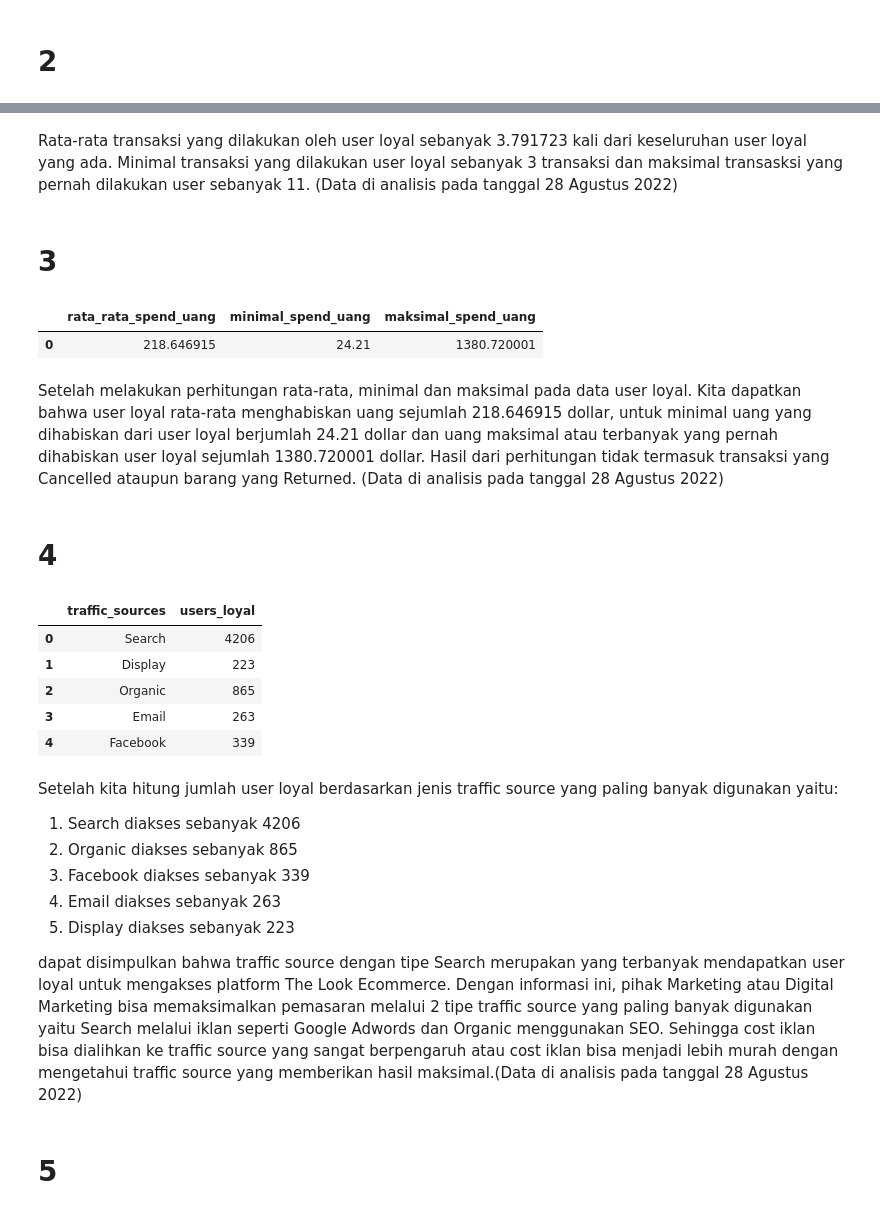
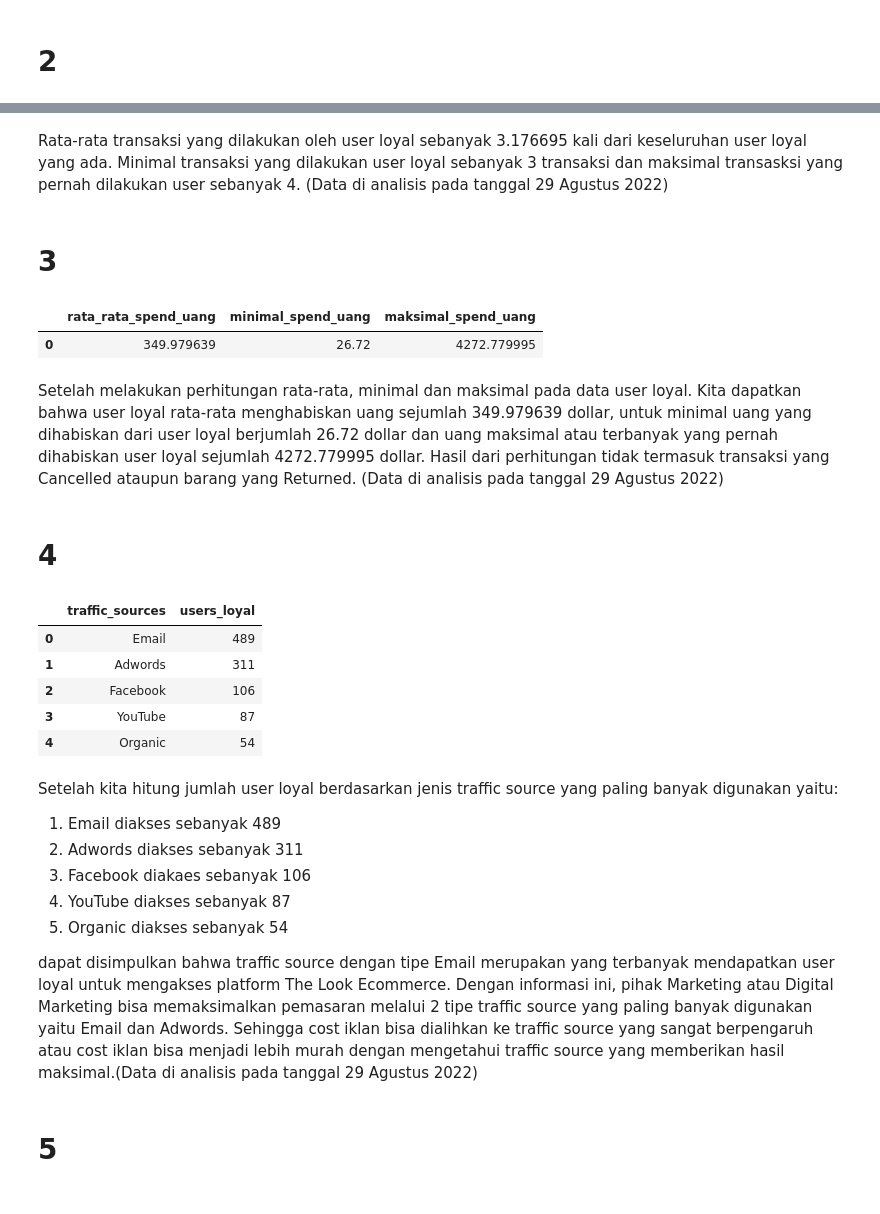
Before and after one commit to hedyfernando/Data_Science_Learn, a Jupyter notebook: h8dsft_P0W3_hedy_fernando.ipynb, the cells around one changed output, grey strips where cells are left out. Drawn from its saved outputs; the diff is of its cells as text; code cells hidden in the pictures.

```diff
--- a/h8dsft_P0W3_hedy_fernando.ipynb
+++ b/h8dsft_P0W3_hedy_fernando.ipynb
@@ -79,5 +79,5 @@ ct_loyal
 # %% [markdown]
-Rata-rata transaksi yang dilakukan oleh user loyal sebanyak 3.791723 kali dari keseluruhan user loyal yang ada. Minimal transaksi yang dilakukan user loyal sebanyak 3 transaksi dan maksimal transasksi yang pernah dilakukan user sebanyak 11. (Data di analisis pada tanggal 28 Agustus 2022)
+Rata-rata transaksi yang dilakukan oleh user loyal sebanyak 3.176695 kali dari keseluruhan user loyal yang ada. Minimal transaksi yang dilakukan user loyal sebanyak 3 transaksi dan maksimal transasksi yang pernah dilakukan user sebanyak 4. (Data di analisis pada tanggal 29 Agustus 2022)
 # %% [markdown]
 # 3
 # %%
@@ -85,51 +85,56 @@ ct_money_loyal = client.query('''
 SELECT AVG(price) AS rata_rata_spend_uang,
 min(price) AS minimal_spend_uang,
 max(price) AS maksimal_spend_uang FROM
-  (SELECT user_id as users, count(order_id) as total, sum(sale_price) as price,
-    case when count(order_id)>=3 then 'loyal' else 'not loyal' end AS Kategori
-    FROM `bigquery-public-data.thelook_ecommerce.order_items`
-    WHERE created_at>="2022-01-01" and created_at<="2022-06-30"
-    and status!='Cancelled' and status!='Returned'
-    GROUP BY user_id
+  (SELECT o.user_id as users, count(o.order_id) as total, sum(oi.sale_price) as price,
+    case when count(o.order_id)>=3 then 'loyal' else 'not loyal' end AS Kategori
+    FROM `bigquery-public-data.thelook_ecommerce.orders` as o
+    LEFT JOIN `bigquery-public-data.thelook_ecommerce.order_items` AS oi
+    ON o.user_id = oi.user_id
+    WHERE o.created_at>="2022-01-01" and o.created_at<="2022-06-30"
+    and o.status!='Cancelled' and o.status!='Returned'
+    GROUP BY o.user_id
     HAVING kategori='loyal')
 ''').to_dataframe()
 ct_money_loyal
 # %% [output]
 |  | rata_rata_spend_uang | minimal_spend_uang | maksimal_spend_uang |
-| 0 | 218.646915 | 24.21 | 1380.720001 |
+| 0 | 349.979639 | 26.72 | 4272.779995 |
 # %% [markdown]
-Setelah melakukan perhitungan rata-rata, minimal dan maksimal pada data user loyal. Kita dapatkan bahwa user loyal rata-rata menghabiskan uang sejumlah 218.646915 dollar, untuk minimal uang yang dihabiskan dari user loyal berjumlah 24.21 dollar dan uang maksimal atau terbanyak yang pernah dihabiskan user loyal sejumlah 1380.720001 dollar. Hasil dari perhitungan tidak termasuk transaksi yang Cancelled ataupun barang yang Returned. (Data di analisis pada tanggal 28 Agustus 2022)
+Setelah melakukan perhitungan rata-rata, minimal dan maksimal pada data user loyal. Kita dapatkan bahwa user loyal rata-rata menghabiskan uang sejumlah 349.979639 dollar, untuk minimal uang yang dihabiskan dari user loyal berjumlah 26.72 dollar dan uang maksimal atau terbanyak yang pernah dihabiskan user loyal sejumlah 4272.779995 dollar. Hasil dari perhitungan tidak termasuk transaksi yang Cancelled ataupun barang yang Returned. (Data di analisis pada tanggal 29 Agustus 2022)
 # %% [markdown]
 # 4
 # %%
 traffic_loyal = client.query('''
-SELECT traffic_sources,count(users) AS users_loyal FROM
-(SELECT u.traffic_source AS traffic_sources, oi.user_id AS users,
+SELECT traffic_sources,count(Kategori) AS users_loyal FROM
+(SELECT e.traffic_source AS traffic_sources, oi.user_id AS users,
     case when count(oi.order_id)>=3 then 'loyal' else 'not loyal' end AS Kategori
-    FROM `bigquery-public-data.thelook_ecommerce.order_items` AS oi
-    LEFT JOIN `bigquery-public-data.thelook_ecommerce.users` AS u
-    ON oi.user_id = u.id
+    FROM `bigquery-public-data.thelook_ecommerce.orders` AS oi
+    LEFT JOIN `bigquery-public-data.thelook_ecommerce.events` AS e
+    ON oi.user_id = e.id
     WHERE oi.created_at>="2022-01-01" and oi.created_at<="2022-06-30"
-    GROUP BY u.traffic_source, oi.user_id
-    HAVING kategori='loyal') GROUP BY traffic_sources
+    GROUP BY e.traffic_source, oi.user_id
+    HAVING kategori='loyal')
+    GROUP BY traffic_sources
+    ORDER BY users_loyal DESC
 ''').to_dataframe()
 traffic_loyal
 # %% [output]
 |  | traffic_sources | users_loyal |
-| 0 | Search | 4206 |
-| 1 | Display | 223 |
-| 2 | Organic | 865 |
-| 3 | Email | 263 |
-| 4 | Facebook | 339 |
+| 0 | Email | 489 |
+| 1 | Adwords | 311 |
+| 2 | Facebook | 106 |
+| 3 | YouTube | 87 |
+| 4 | Organic | 54 |
 # %% [markdown]
 Setelah kita hitung jumlah user loyal berdasarkan jenis traffic source yang paling banyak digunakan yaitu:
-1. Search diakses sebanyak 4206
-2. Organic diakses sebanyak 865
-3. Facebook diakses sebanyak 339
-4. Email diakses sebanyak 263
-5. Display diakses sebanyak 223
 
-dapat disimpulkan bahwa traffic source dengan tipe Search merupakan yang terbanyak mendapatkan user loyal untuk mengakses platform The Look Ecommerce. Dengan informasi ini, pihak Marketing atau Digital Marketing bisa memaksimalkan pemasaran melalui 2 tipe traffic source yang paling banyak digunakan yaitu Search melalui iklan seperti Google Adwords dan Organic menggunakan SEO. Sehingga cost iklan bisa dialihkan ke traffic source yang sangat berpengaruh atau cost iklan bisa menjadi lebih murah dengan mengetahui traffic source yang memberikan hasil maksimal.(Data di analisis pada tanggal 28 Agustus 2022)
+1. Email diakses sebanyak 489
+2. Adwords diakses sebanyak 311
+3. Facebook diakaes sebanyak 106
+4. YouTube diakses sebanyak 87
+5. Organic diakses sebanyak 54
+
+dapat disimpulkan bahwa traffic source dengan tipe Email merupakan yang terbanyak mendapatkan user loyal untuk mengakses platform The Look Ecommerce. Dengan informasi ini, pihak Marketing atau Digital Marketing bisa memaksimalkan pemasaran melalui 2 tipe traffic source yang paling banyak digunakan yaitu Email dan Adwords. Sehingga cost iklan bisa dialihkan ke traffic source yang sangat berpengaruh atau cost iklan bisa menjadi lebih murah dengan mengetahui traffic source yang memberikan hasil maksimal.(Data di analisis pada tanggal 29 Agustus 2022)
 # %% [markdown]
 # 5
 # %%
```
Also changed, not shown: parts of 10 cells of this notebook.
